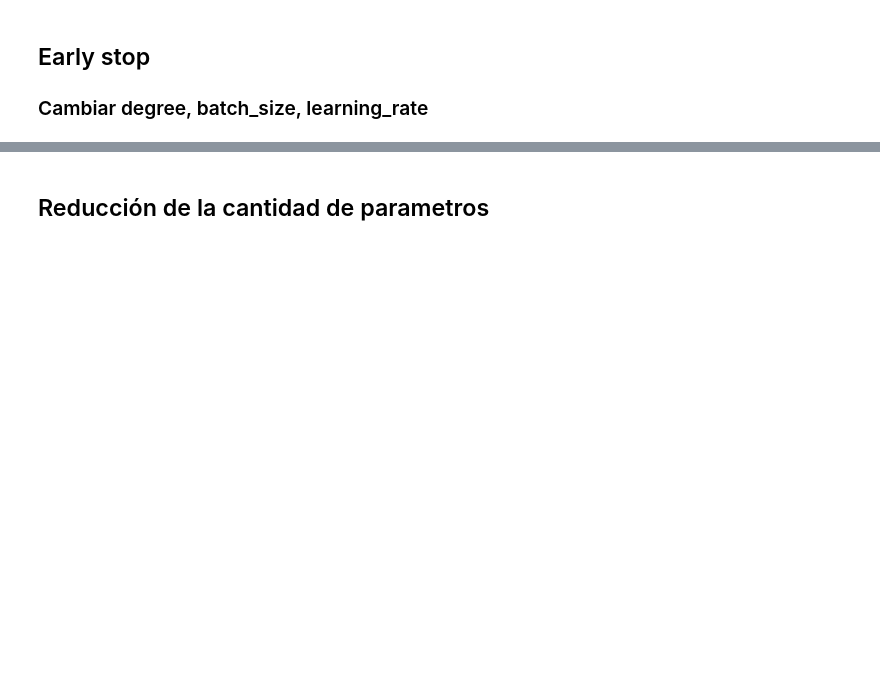
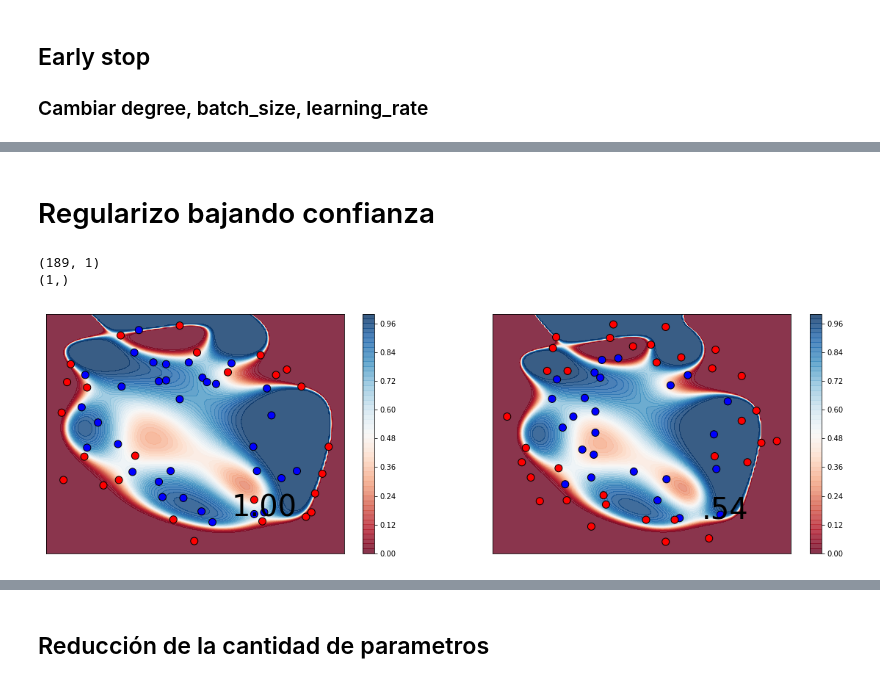
Before and after one commit to lab-ml-itba/4-Regularizacion, a Jupyter notebook: 0-Regularizacion-Teoria.ipynb, the cells around one changed output, grey strips where cells are left out. Drawn from its saved outputs; the diff is of its cells as text; code cells hidden in the pictures; blank space fills up the shorter version.

```diff
--- a/0-Regularizacion-Teoria.ipynb
+++ b/0-Regularizacion-Teoria.ipynb
@@ -126,0 +149,18 @@ basic_model.fit(X_train_degree,
+# %% [markdown]
+# Regularizo bajando confianza
+# %%
+basic_model.load_weights('basic_model.hdf5')
+divider = 5
+new_weights = []
+for layer_weights in basic_model.get_weights():
+    print(layer_weights.shape)
+    new_weights.append(layer_weights/divider)
+basic_model.set_weights(new_weights)
+f, (ax1, ax2) = plt.subplots(1, 2, figsize=(20,6))
+RHelper.plot_boundaries_keras(X_train_degree, y_train, basic_model.evaluate(X_train_degree, y_train)[1], basic_model.predict_proba, degree=degree, h = 0.01, margin=0.1, ax=ax1)
+RHelper.plot_boundaries_keras(X_test_degree, y_test, basic_model.evaluate(X_test_degree, y_test)[1], basic_model.predict_proba, degree=degree, h = 0.01, margin=0.1, ax=ax2)
+plt.show()
+# %% [output]
+(189, 1)
+(1,)
+[figure, added]
```
Also changed, not shown: parts of 16 cells of this notebook, 3 other files.
